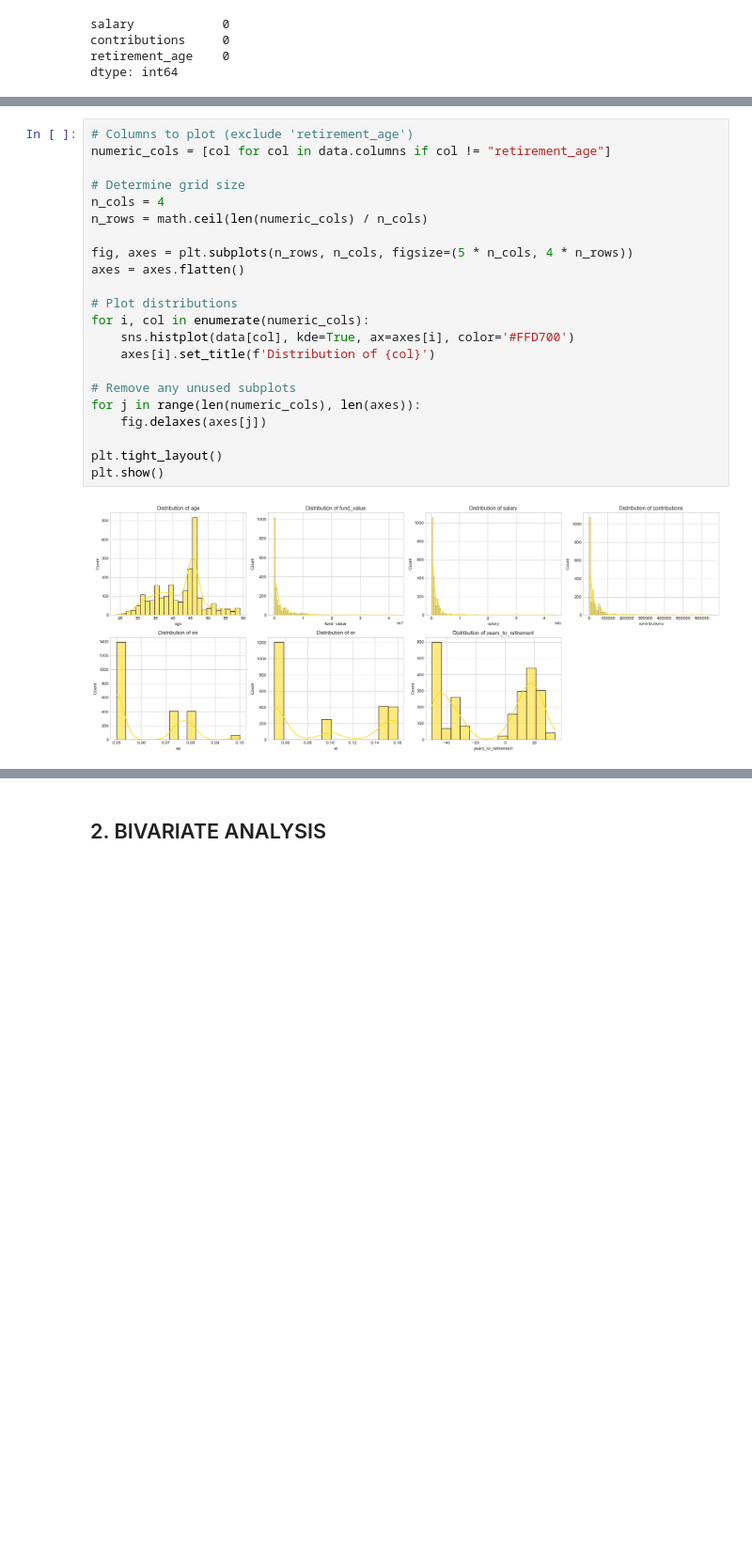
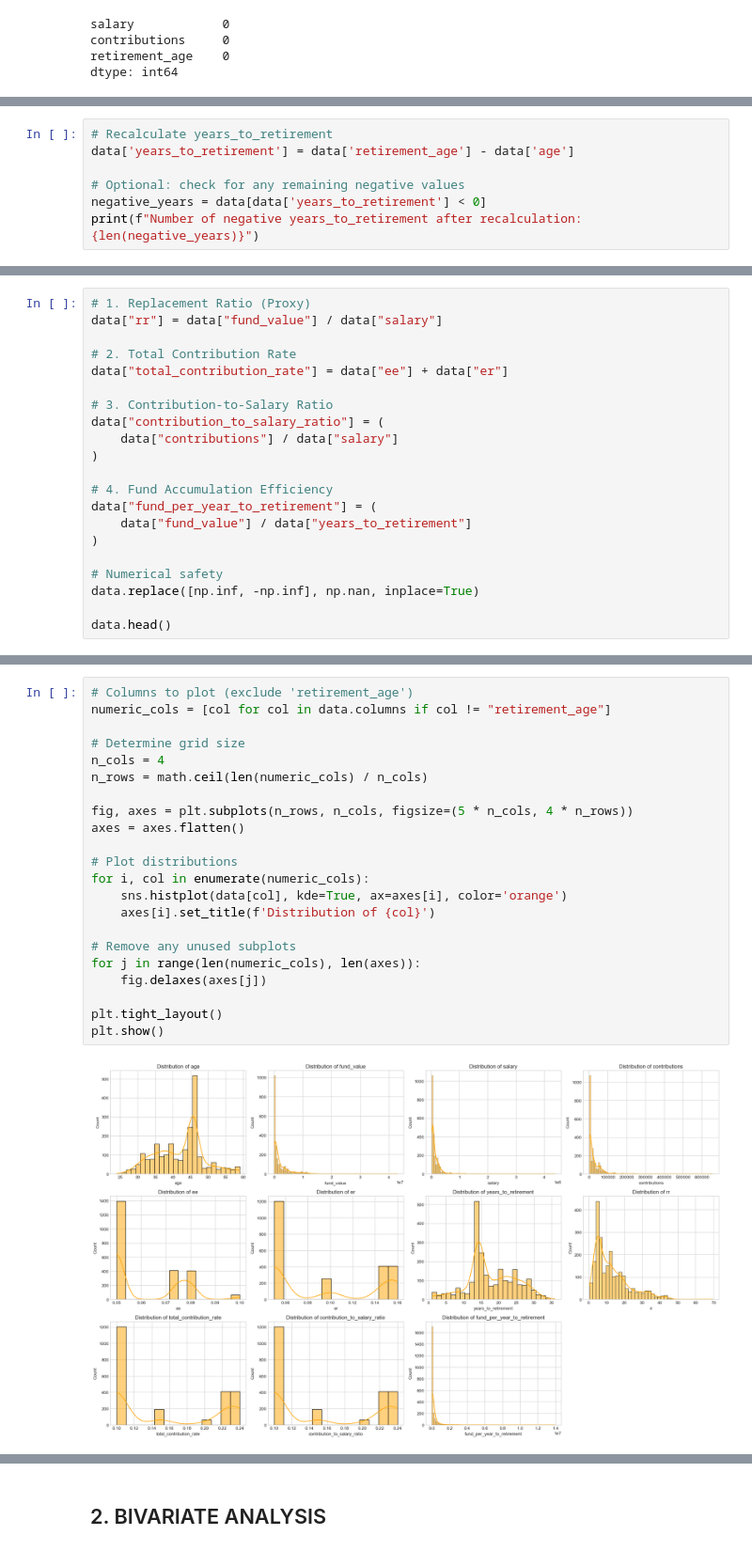
Before and after one commit to Vain-Guy/Labour-Force, a Jupyter notebook: Notebooks/eda.ipynb, the cells around one changed output, grey strips where cells are left out. Shown at 94% size. Saved outputs shown, nothing was run; the diff lists cells and outputs as text; blank space fills up the shorter version.

```diff
--- a/Notebooks/eda.ipynb
+++ b/Notebooks/eda.ipynb
@@ -389,0 +392,7 @@ dtype: int64
+# %%
+# Recalculate years_to_retirement
+data['years_to_retirement'] = data['retirement_age'] - data['age']
+
+# Optional: check for any remaining negative values
+negative_years = data[data['years_to_retirement'] < 0]
+print(f"Number of negative years_to_retirement after recalculation: {len(negative_years)}")
@@ -399,0 +409,21 @@ With the data cleaned, we proceed to Exploratory Data Analysis (EDA) in three st
+# %%
+# 1. Replacement Ratio (Proxy)
+data["rr"] = data["fund_value"] / data["salary"]
+
+# 2. Total Contribution Rate
+data["total_contribution_rate"] = data["ee"] + data["er"]
+
+# 3. Contribution-to-Salary Ratio
+data["contribution_to_salary_ratio"] = (
+    data["contributions"] / data["salary"]
+)
+
+# 4. Fund Accumulation Efficiency
+data["fund_per_year_to_retirement"] = (
+    data["fund_value"] / data["years_to_retirement"]
+)
+
+# Numerical safety
+data.replace([np.inf, -np.inf], np.nan, inplace=True)
+
+data.head()
@@ -400,27 +441,27 @@ With the data cleaned, we proceed to Exploratory Data Analysis (EDA) in three st
 # %%
 # Columns to plot (exclude 'retirement_age')
 numeric_cols = [col for col in data.columns if col != "retirement_age"]
 
 # Determine grid size
 n_cols = 4
 n_rows = math.ceil(len(numeric_cols) / n_cols)
 
 fig, axes = plt.subplots(n_rows, n_cols, figsize=(5 * n_cols, 4 * n_rows))
 axes = axes.flatten()
 
 # Plot distributions
 for i, col in enumerate(numeric_cols):
-    sns.histplot(data[col], kde=True, ax=axes[i], color='#FFD700')
+    sns.histplot(data[col], kde=True, ax=axes[i], color='orange')
     axes[i].set_title(f'Distribution of {col}')
 
 # Remove any unused subplots
 for j in range(len(numeric_cols), len(axes)):
     fig.delaxes(axes[j])
 
 plt.tight_layout()
 plt.show()
 # %% [output]
-[figure, old version]
+[figure, new version]
 # %% [markdown]
 #### *Observation:*
 
```
Also changed, not shown: parts of 15 cells of this notebook.
